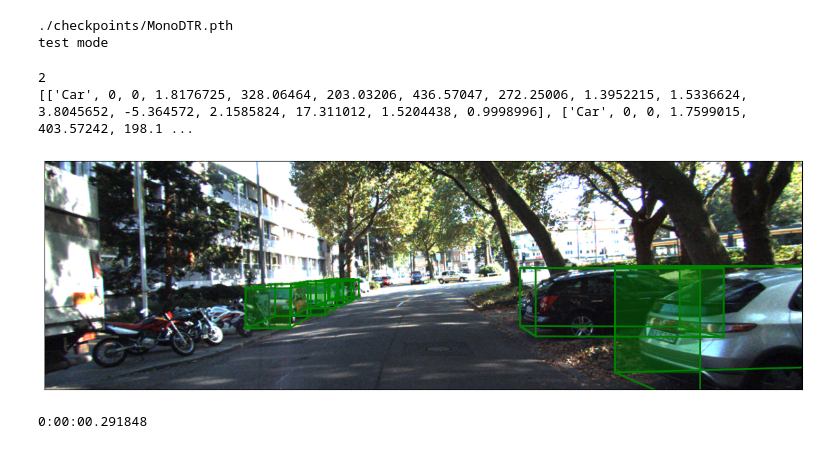
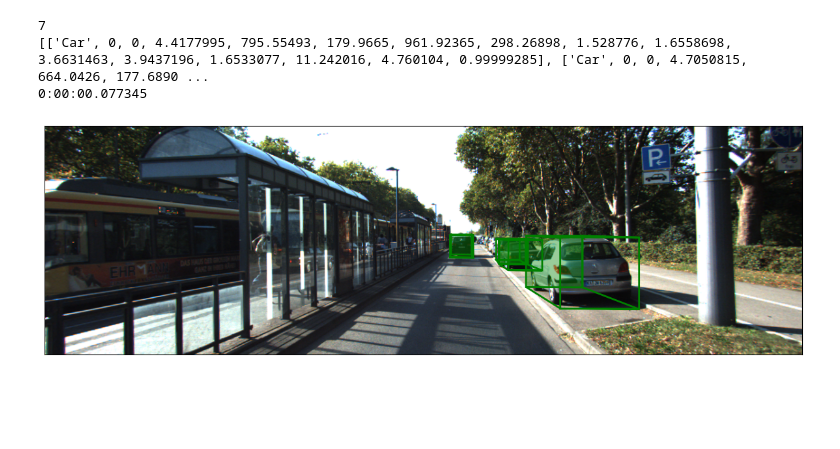
Before and after one commit to Akos0628/MonoDetectors, a Jupyter notebook: visualize-dtr.ipynb, the cells around one changed output. Cells and saved outputs as stored; diff of their text form; code cells hidden in the pictures; blank space fills up the shorter version.

```diff
--- a/visualize-dtr.ipynb
+++ b/visualize-dtr.ipynb
@@ -79,40 +41,25 @@ Cached:    0.6 GB
-# %%
-# evaluation mode
-cfg['tester']['obj_types'] = cfg['dataset']['eval_cls']
-printer = Printer(cfg['tester'], model, logger)
-if mode == 'eval':
-    print('evaluation mode')
-    printHelper = PrintHelper(val_loader)
-elif mode == 'test':
-    print('test mode')
-    printHelper = PrintHelper(test_loader)
-else:
-    print('train mode')
-    printHelper = PrintHelper(train_loader)
-# %% [output]
-./checkpoints/MonoDTR.pth
-test mode
 # %%
 idx = 0
 # %%
 print(idx)
-torch.cuda.synchronize() # Wait for all kernels in all streams on a CUDA device to complete.
-start_time = timer()
 
 for x in range(1):
-    idx, img, calibs, resolution, downsample, mean, std, cls_mean_size = printHelper.getPrintables(idx)
-    #print(np.shape(img))
-    preds = printer.print(idx, img, calibs, resolution, downsample, mean, std, cls_mean_size)
+    img, calibs = printHelper.getPrintables(idx)
 
+    torch.cuda.synchronize() # Wait for all kernels in all streams on a CUDA device to complete.
+    start_time = timer()
+
+    preds = printer.print(img, calibs)
     print(preds)
+
+    torch.cuda.synchronize() # Wait for all kernels in all streams on a CUDA device to complete.
+    end_time = timer()
+    print(timedelta(seconds=end_time - start_time))
+
     visualization(img, calibs, preds, False)
     idx = idx +1
-
-torch.cuda.synchronize() # Wait for all kernels in all streams on a CUDA device to complete.
-end_time = timer()
-print(timedelta(seconds=end_time - start_time))
 # %% [output]
-2
-[['Car', 0, 0, 1.8176725, 328.06464, 203.03206, 436.57047, 272.25006, 1.3952215, 1.5336624, 3.8045652, -5.364572, 2.1585824, 17.311012, 1.5204438, 0.9998996], ['Car', 0, 0, 1.7599015, 403.57242, 198.1 ...
+7
+[['Car', 0, 0, 4.4177995, 795.55493, 179.9665, 961.92365, 298.26898, 1.528776, 1.6558698, 3.6631463, 3.9437196, 1.6533077, 11.242016, 4.760104, 0.99999285], ['Car', 0, 0, 4.7050815, 664.0426, 177.6890 ...
+0:00:00.077345
-[figure, old version]
+[figure, new version]
-0:00:00.291848
```
Also changed, not shown: parts of 3 cells of this notebook, 17 other files.
